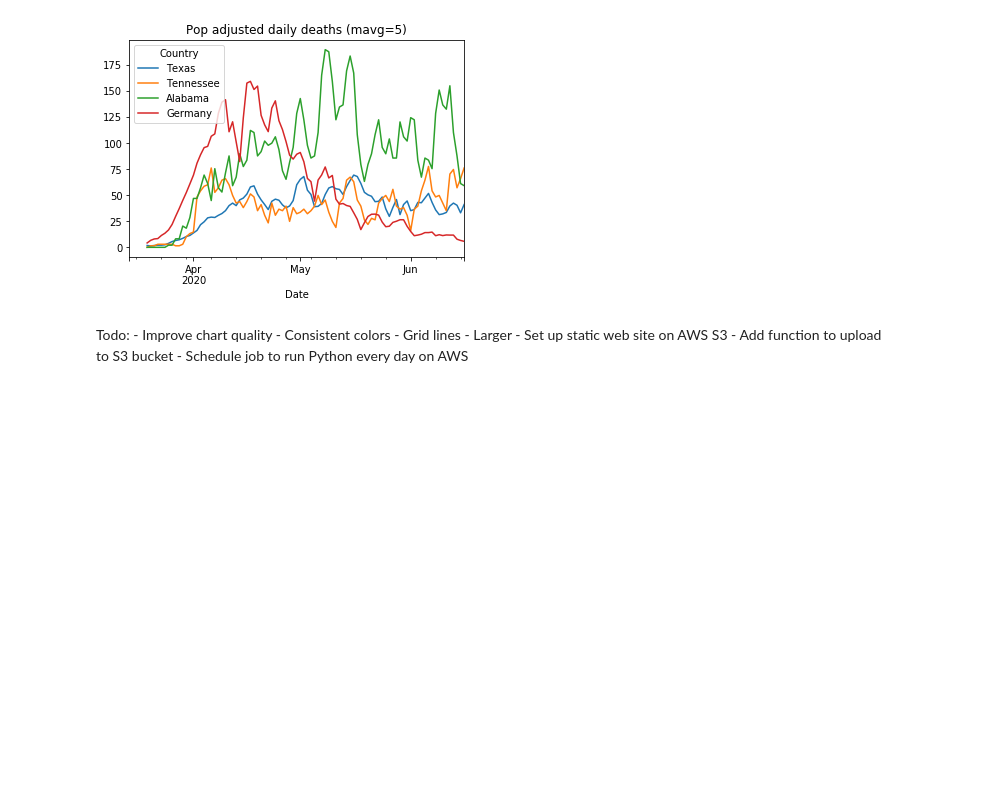
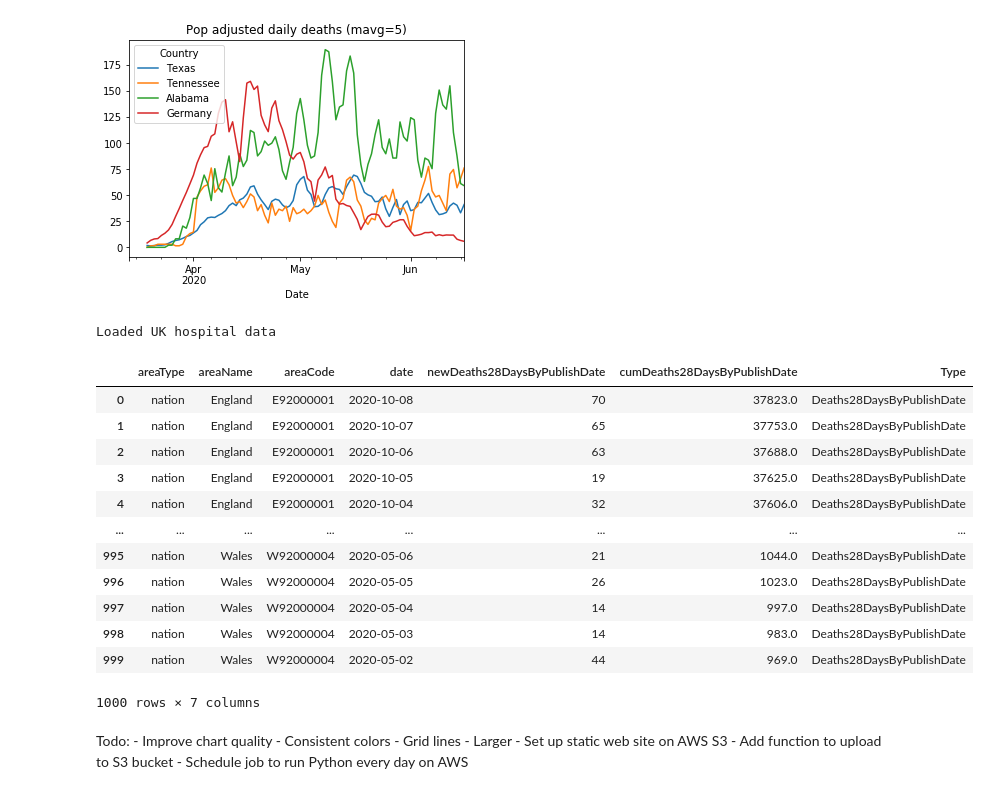
Before and after one commit to jonjon86/covid-19, a Jupyter notebook: jupyter/data-fetch-and-process.ipynb, the cells around one changed output. Saved outputs shown, nothing was run; the diff lists cells and outputs as text; code cells hidden in the pictures; blank space fills up the shorter version.

```diff
--- a/jupyter/data-fetch-and-process.ipynb
+++ b/jupyter/data-fetch-and-process.ipynb
@@ -538,6 +542,26 @@ pop-adjusted-daily-deaths-mavg5.png -> C:\Users\Jon Sturley\OneDrive\Code\GitHub
 [figure]
 [figure]
 [figure]
+# %%
+df = load_hospital_dataframe()
+df.deaths_publishdate
+
+#pd.read_csv('https://api.coronavirus.data.gov.uk/v1/data?filters=areaType=nation&structure=%7B%22areaType%22:%22areaType%22,%22areaName%22:%22areaName%22,%22areaCode%22:%22areaCode%22,%22date%22:%22date%22,%22newDeaths28DaysByPublishDate%22:%22newDeaths28DaysByPublishDate%22,%22cumDeaths28DaysByPublishDate%22:%22cumDeaths28DaysByPublishDate%22%7D&format=csv')
+# %% [output]
+Loaded UK hospital data
+|  | areaType | areaName | areaCode | date | newDeaths28DaysByPublishDate | cumDeaths28DaysByPublishDate | Type |
+| 0 | nation | England | E92000001 | 2020-10-08 | 70 | 37823.0 | Deaths28DaysByPublishDate |
+| 1 | nation | England | E92000001 | 2020-10-07 | 65 | 37753.0 | Deaths28DaysByPublishDate |
+| 2 | nation | England | E92000001 | 2020-10-06 | 63 | 37688.0 | Deaths28DaysByPublishDate |
+| 3 | nation | England | E92000001 | 2020-10-05 | 19 | 37625.0 | Deaths28DaysByPublishDate |
+| 4 | nation | England | E92000001 | 2020-10-04 | 32 | 37606.0 | Deaths28DaysByPublishDate |
+| ... | ... | ... | ... | ... | ... | ... | ... |
+| 995 | nation | Wales | W92000004 | 2020-05-06 | 21 | 1044.0 | Deaths28DaysByPublishDate |
+| 996 | nation | Wales | W92000004 | 2020-05-05 | 26 | 1023.0 | Deaths28DaysByPublishDate |
+| 997 | nation | Wales | W92000004 | 2020-05-04 | 14 | 997.0 | Deaths28DaysByPublishDate |
+| 998 | nation | Wales | W92000004 | 2020-05-03 | 14 | 983.0 | Deaths28DaysByPublishDate |
+| 999 | nation | Wales | W92000004 | 2020-05-02 | 44 | 969.0 | Deaths28DaysByPublishDate |
+1000 rows × 7 columns
 # %% [markdown]
 Todo:
     - Improve chart quality
```
Also changed, not shown: parts of 2 cells of this notebook, 5 other files.
